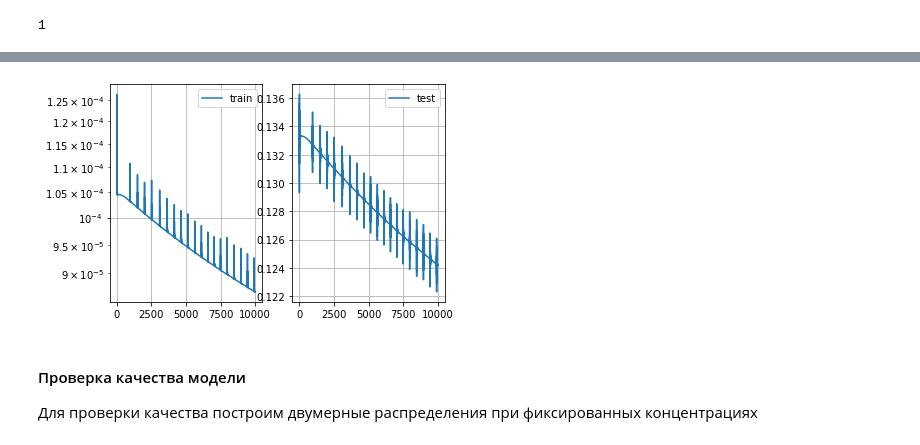
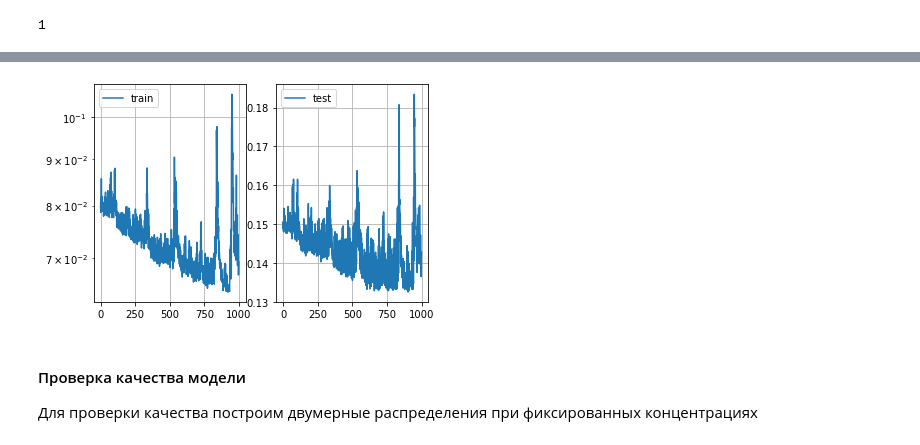
Before and after one commit to chikitkin/kappa-nn-new, a Jupyter notebook: train-nn/train-nn.ipynb, the cells around one changed output, grey strips where cells are left out. Saved outputs shown, nothing was run; the diff lists cells and outputs as text; code cells hidden in the pictures.

```diff
--- a/train-nn/train-nn.ipynb
+++ b/train-nn/train-nn.ipynb
@@ -589,20 +613,20 @@ def my_loss_fun1(y1, y2):
     return torch.mean(loss)
 
 # Вычисляет среднюю по выборке ошибку во 2-й норме
-def mean_error(y1, y2):
-    error = torch.norm(y1 - y2, dim = 1) / y1.shape[1]**0.5
+def mean_error(y_true, y_pred):
+    error = torch.norm(y_true - y_pred, dim = 1) /\
+        y_true.shape[1]**0.5
     error = torch.mean(error)
     return error
 
 def my_train(model, num_epochs, x_train, y_train, x_test,
-             y_test, lr = 1e-4, print_freq = 100):
+             y_test, opt, print_freq = 100):
 #     loss_fun = my_loss_fun1
     loss_fun = nn.MSELoss()
     train_loss_list = np.zeros(num_epochs)
     test_loss_list  = np.zeros(num_epochs)
     train_err = np.zeros(num_epochs)
     test_err = np.zeros(num_epochs)
-    opt = torch.optim.AdamW(model.parameters(), lr = lr, weight_decay=1e-2)
 
     data_size = 0
     for x in x_train:
@@ -619,7 +643,7 @@ def my_train(model, num_epochs, x_train, y_train, x_test,
             loss.backward()
             opt.step()
             avg_loss += loss
-            avg_error += mean_error(y_pred, y)
+            avg_error += mean_error(y, y_pred)
         avg_loss = avg_loss / len(x_train)
         avg_error = avg_error / len(x_train)
         train_err[epoch] = avg_error
@@ -634,7 +658,7 @@ def my_train(model, num_epochs, x_train, y_train, x_test,
         # Вычисляем ошибку на тестовой выборке
         y_pred = model(x_test)
         loss = loss_fun(y_pred, y_test)
-        test_err[epoch] = mean_error(y_pred, y_test)
+        test_err[epoch] = mean_error(y_test, y_pred)
         test_loss_list[epoch] = loss
         model.train()
         if (epoch % print_freq == 0):
@@ -747,11 +787,13 @@ print(len(x_split))
 1
 # %%
 my_model = MyNet1(
-    out_size = 1, sizes_of_layers=[16, 32, 32], dropout = 0.0
+    out_size = 124, sizes_of_layers=[64, 64, 64], dropout = 0.02
 ).double()
+# %%
+optimizer = torch.optim.AdamW(my_model.parameters(), lr = 5e-2, weight_decay=1e-2)
 # %%
 train_loss, test_loss, train_err, test_err = my_train(
-    my_model, num_epochs=10001, x_train = x_split, y_train = y_split,
-    x_test = x_test, y_test = y_test, lr = 1e-4, print_freq = 500
+    my_model, num_epochs=1001, x_train = x_split, y_train = y_split,
+    x_test = x_test, y_test = y_test, opt = optimizer, print_freq = 50
 )
 # %% [output]
@@ -775,13 +820,13 @@ epoch: 10000, train loss: 8.69e-05, test loss: 1.24e-01,
 # %%
 fig, (ax1, ax2) = plt.subplots(1, 2)
-ax1.semilogy(train_loss, label = 'train')
+ax1.semilogy(train_err, label = 'train')
 ax1.legend()
 ax1.grid(True)
-ax2.plot(test_loss, label = 'test')
+ax2.plot(test_err, label = 'test')
 ax2.legend()
 ax2.grid(True)
 # %% [output]
-[figure, old version]
+[figure, new version]
 # %% [markdown]
 #### Проверка качества модели
 
```
Also changed, not shown: parts of 30 cells of this notebook, 12 other files.
